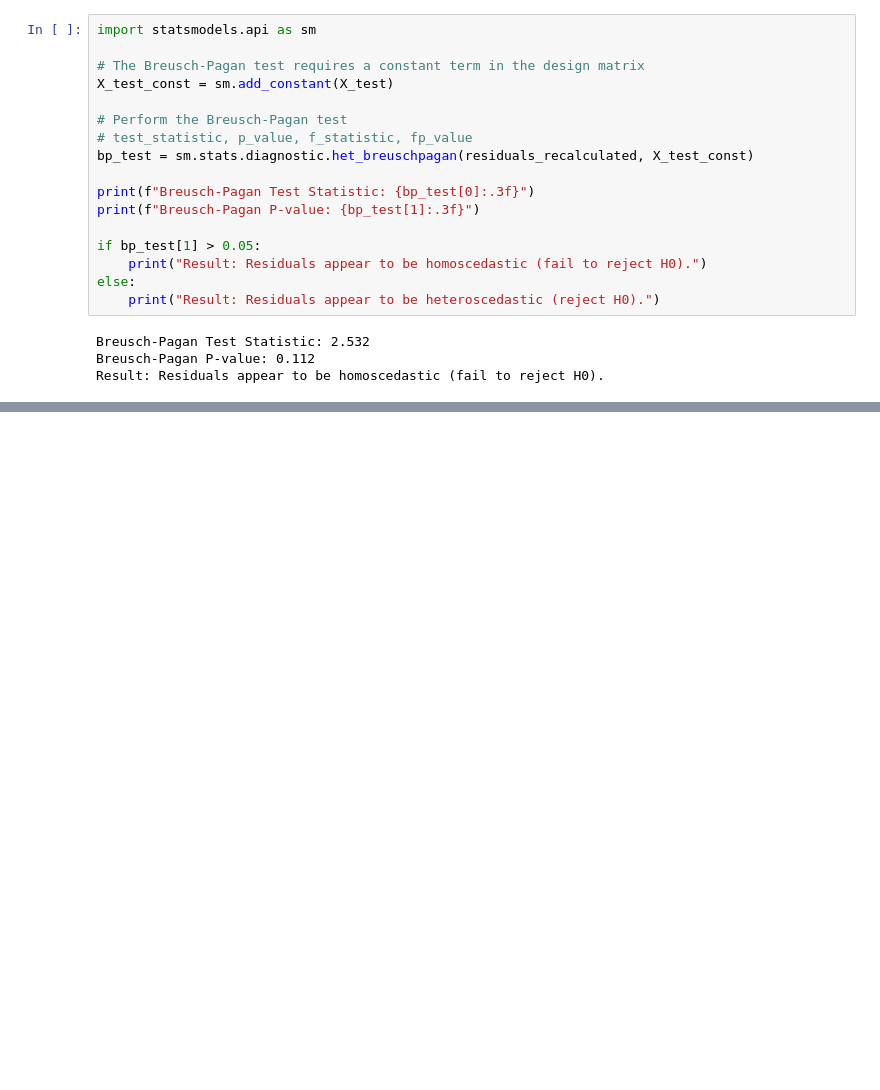
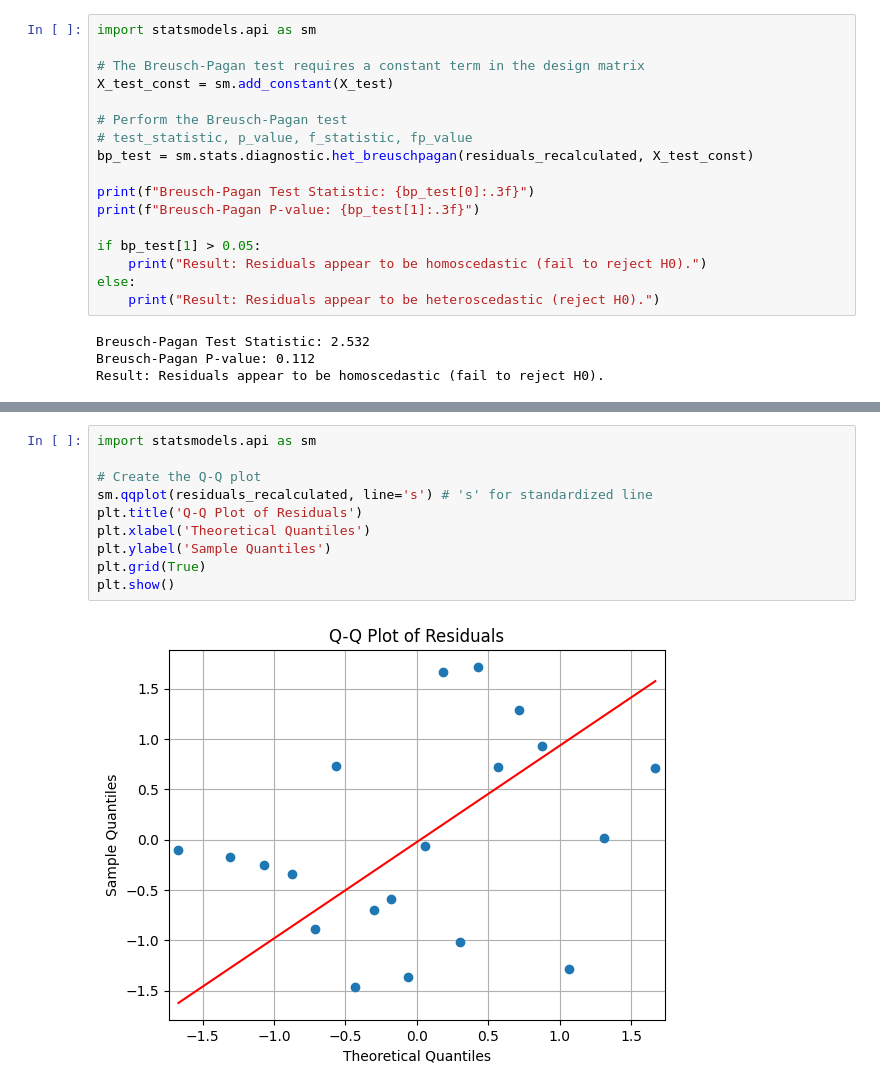
Before and after one commit to amit-sahu-a11y/ML_projects_for_practice, a Jupyter notebook: Untitled20.ipynb, the cells around one changed output, grey strips where cells are left out. Cells and saved outputs as stored; diff of their text form; blank space fills up the shorter version.

```diff
--- a/Untitled20.ipynb
+++ b/Untitled20.ipynb
@@ -196,0 +200,12 @@ Result: Residuals appear to be homoscedastic (fail to reject H0).
+# %%
+import statsmodels.api as sm
+
+# Create the Q-Q plot
+sm.qqplot(residuals_recalculated, line='s') # 's' for standardized line
+plt.title('Q-Q Plot of Residuals')
+plt.xlabel('Theoretical Quantiles')
+plt.ylabel('Sample Quantiles')
+plt.grid(True)
+plt.show()
+# %% [output]
+[figure, added]
```
Also changed, not shown: parts of 7 cells of this notebook.
